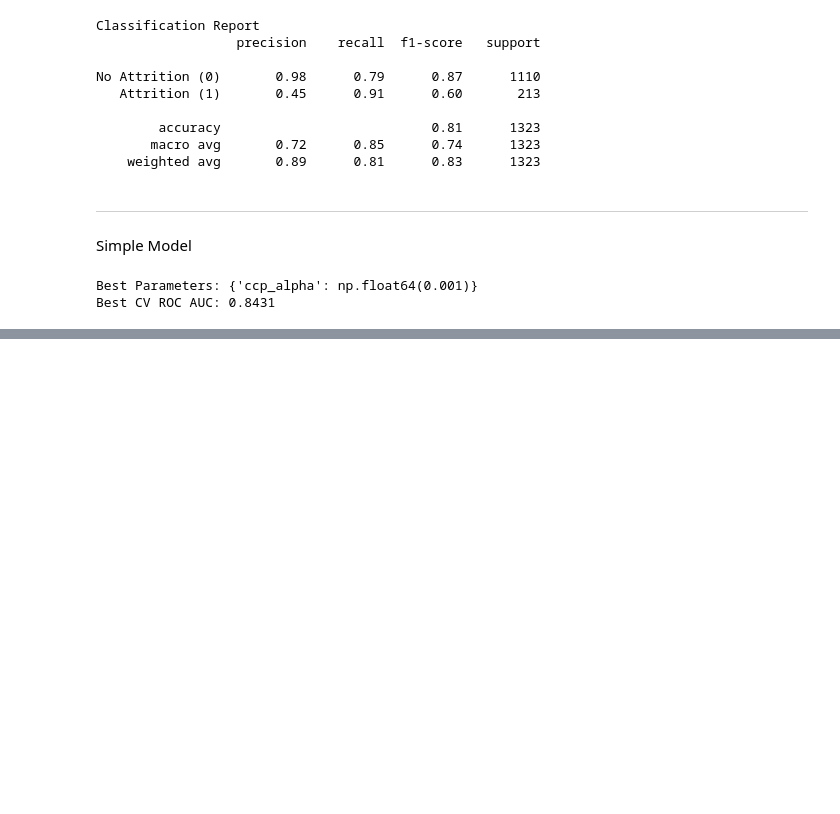
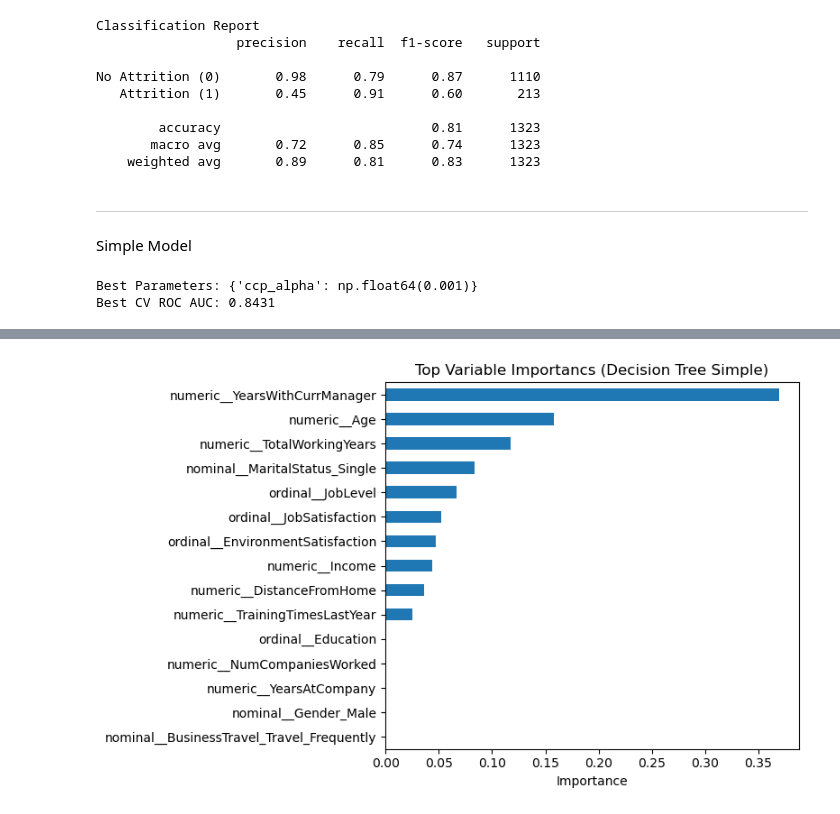
Before and after one commit to jtmcginley123/machinelearningii, a Jupyter notebook: Larry/tree.ipynb, the cells around one changed output, grey strips where cells are left out. Drawn from its saved outputs; the diff is of its cells as text; code cells hidden in the pictures; blank space fills up the shorter version.

Commit message:
added variable importance for simple model

```diff
--- a/Larry/tree.ipynb
+++ b/Larry/tree.ipynb
@@ -499,0 +503,6 @@ Performance:
+# %%
+importance2 = pd.Series(
+    best_dt2.feature_importances_,
+    index = X_train_processed_balanced_df.columns).sort_values(ascending=False)
+print('\nVariable Importance:')
+print(importance2)
@@ -500,3 +529,13 @@ Performance:
+# %%
+plt.figure(figsize=(8,5))
+importance2.head(15).plot(kind='barh')
+plt.gca().invert_yaxis()
+plt.title('Top Variable Importancs (Decision Tree Simple)')
+plt.xlabel('Importance')
+plt.tight_layout()
+plt.show()
+# %% [output]
+[figure, added]
 # %%
 ### ROC Curve (train vs test)
 train_fpr2, train_tpr2, _ = roc_curve(y_train_balanced, train_probs2)
```
Also changed, not shown: parts of 7 cells of this notebook.
